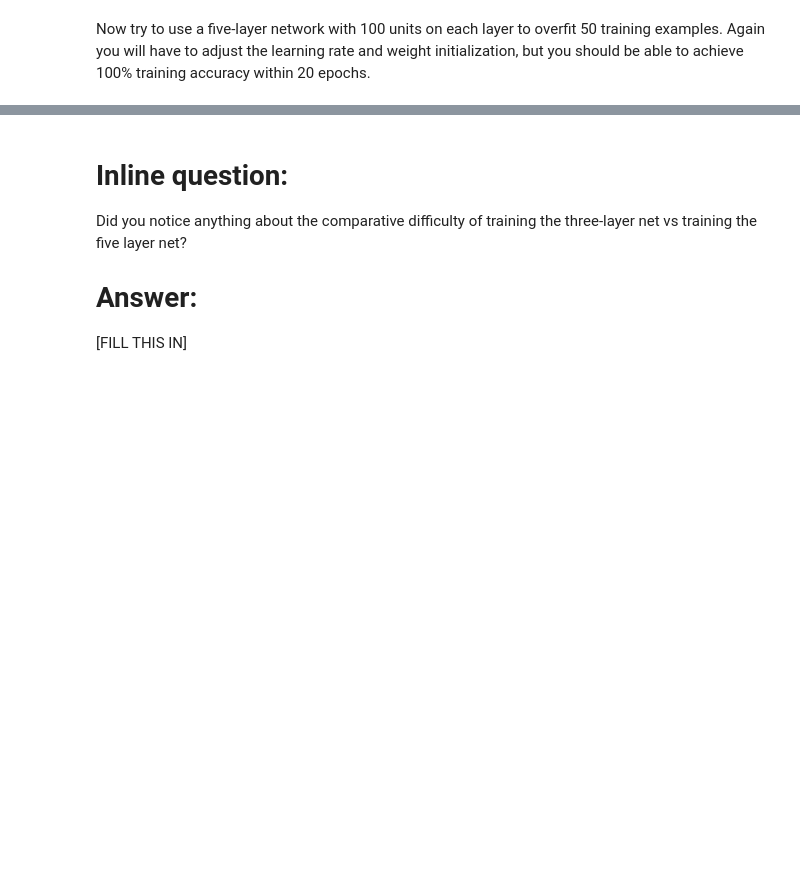
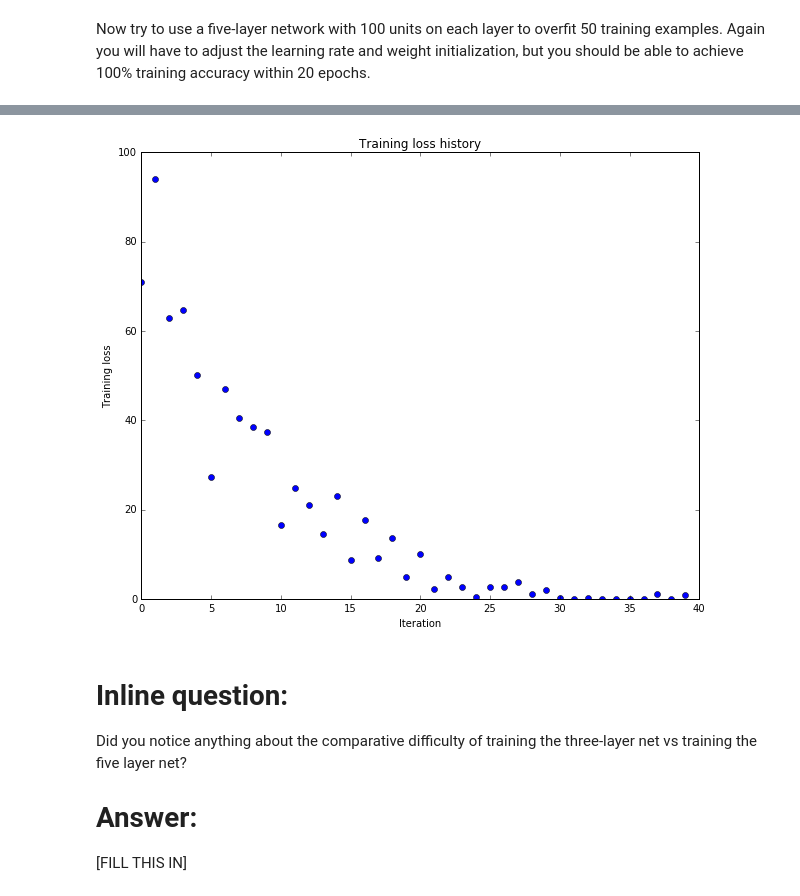
Before and after one commit to AliceKa/stanford_cs231n, a Jupyter notebook: assignment2/FullyConnectedNets.ipynb, the cells around one changed output, grey strips where cells are left out. Cells and saved outputs as stored; diff of their text form; code cells hidden in the pictures; blank space fills up the shorter version.

```diff
--- a/assignment2/FullyConnectedNets.ipynb
+++ b/assignment2/FullyConnectedNets.ipynb
@@ -480,21 +516,40 @@ small_data = {
   'y_val': data['y_val'],
 }
 
-learning_rate = 1e-3
-weight_scale = 1e-5
-model = FullyConnectedNet([100, 100, 100, 100],
-                weight_scale=weight_scale, dtype=np.float64)
-solver = Solver(model, small_data,
-                print_every=10, num_epochs=20, batch_size=25,
-                update_rule='sgd',
-                optim_config={
-                  'learning_rate': learning_rate,
-                }
-         )
-solver.train()
+learning_rates = [0.0005] # 10 ** np.arange(-10, 0, 0.5)
+weight_scales = [0.1] # 10 ** np.arange(-10, 10, 1.0)
+best_train_acc = -1
+
+
+for learning_rate in learning_rates:
+    for weight_scale in weight_scales:
+        print '\nChecking hyperparameter. learning rate = {}, weight = {}'.format(learning_rate, weight_scale)
+        model = FullyConnectedNet([100, 100, 100, 100],
+                        weight_scale=weight_scale, dtype=np.float64)
+        solver = Solver(model, small_data,
+                        print_every=10, num_epochs=20, batch_size=25,
+                        update_rule='sgd',
+                        optim_config={
+                          'learning_rate': learning_rate,
+                        }
+                 )
+        solver.train()
+
+        solver_train_acc = solver.train_acc_history[-1]
+        if solver_train_acc > best_train_acc:
+            best_train_acc = solver_train_acc
+            best_train_params = (learning_rate, weight_scale)
+            print '-> Updating best model. Train acc = {}, lr = {}, weight = {}'.format(best_train_acc, learning_rate, weight_scale)
+            if best_train_acc > 0.98:
+                break
+
+
+print 'Best training accuracy = {}'.format(best_train_acc)
+print 'Learning rate = {}, weight scale = {}'.format(best_train_params[0], best_train_params[1])
 
 plt.plot(solver.loss_history, 'o')
 plt.title('Training loss history')
 plt.xlabel('Iteration')
 plt.ylabel('Training loss')
 plt.show()
+# %% [output]
@@ -501,3 +573,4 @@ plt.show()
+[figure, added]
 # %% [markdown]
 # Inline question:
 Did you notice anything about the comparative difficulty of training the three-layer net vs training the five layer net?
```
Also changed, not shown: parts of 10 cells of this notebook, 3 other files.
